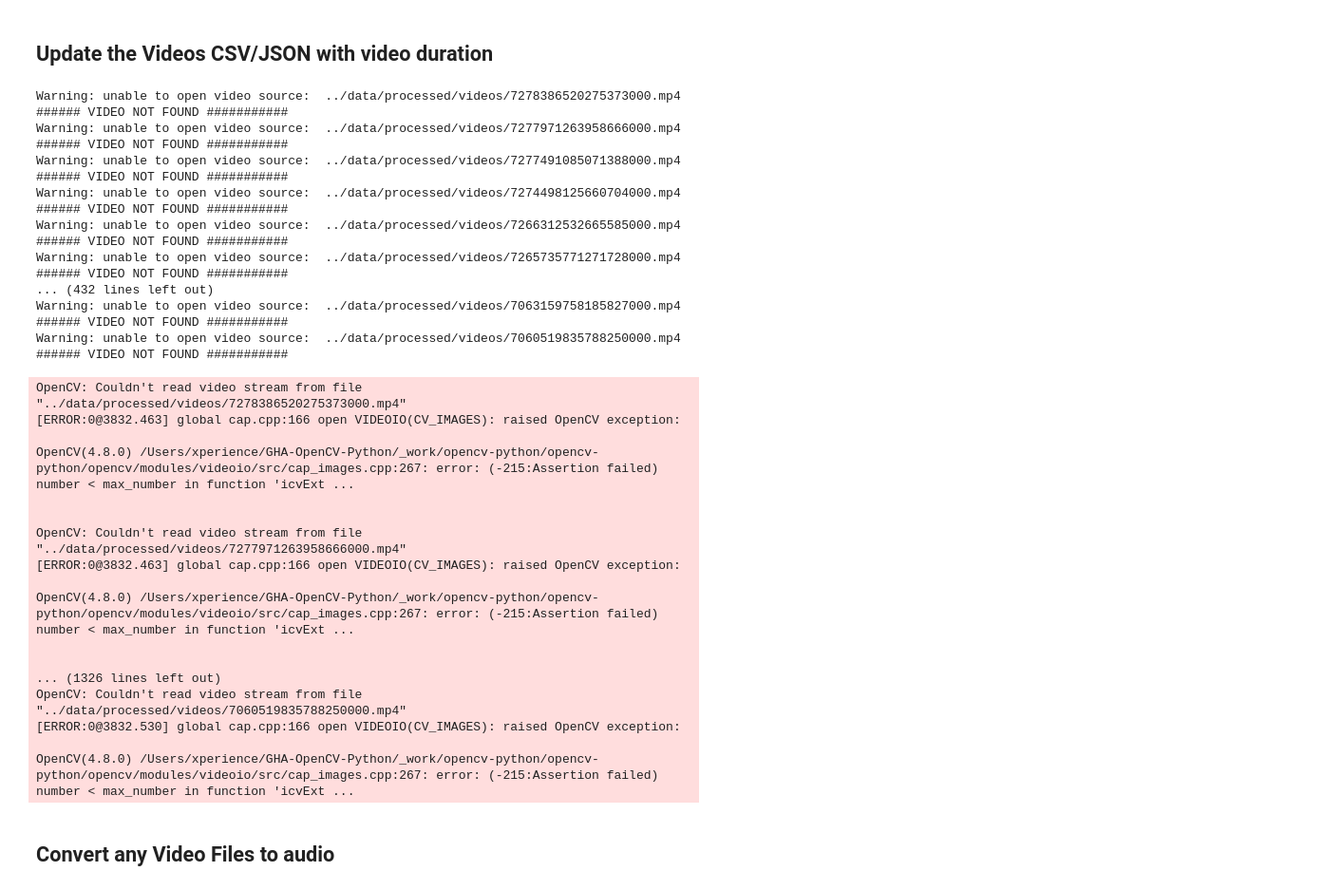
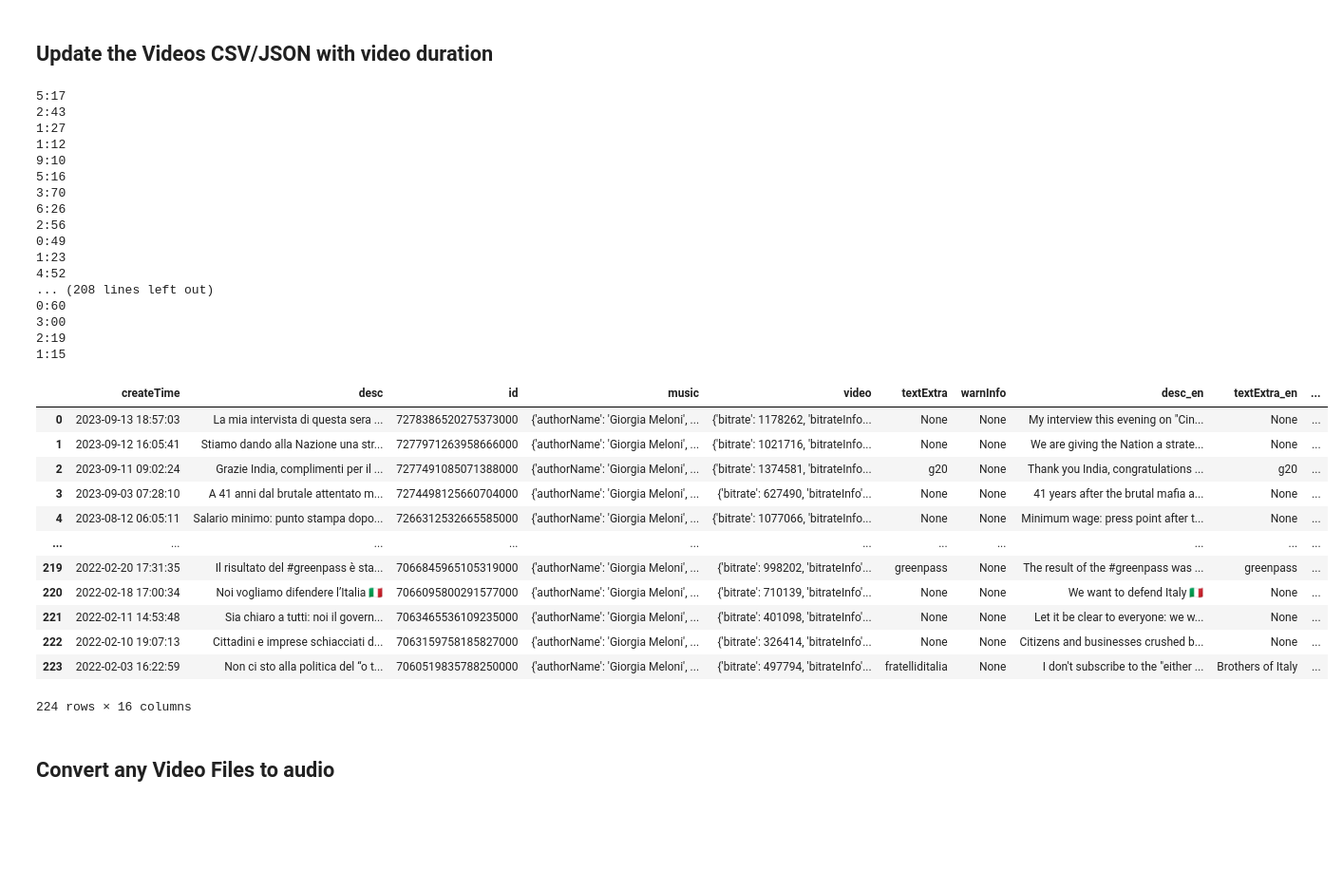
Before and after one commit to frasercrichton/investigation-influence-industry-italy, a Jupyter notebook: analysis/TikTokCleanAndExtract.ipynb, the cells around one changed output. Shown: that part at 95% size. Saved outputs shown, nothing was run; the diff lists cells and outputs as text; code cells hidden in the pictures; blank space fills up the shorter version.

Commit message:
bugfix: duration.

```diff
--- a/analysis/TikTokCleanAndExtract.ipynb
+++ b/analysis/TikTokCleanAndExtract.ipynb
@@ -184,71 +184,69 @@ for video_id in new_videos['id']:
 # %%
 def get_video_duration(filename):
 
     video = cv2.VideoCapture(filename)
 
     if video is None or not video.isOpened():
        print('Warning: unable to open video source: ', filename)
        return '###### VIDEO NOT FOUND ###########'
 
     duration = video.get(cv2.CAP_PROP_POS_MSEC)
     fps = video.get(cv2.CAP_PROP_FPS)
     frame_count = int(video.get(cv2.CAP_PROP_FRAME_COUNT))
     duration = frame_count/fps
 
-    minutes = int(duration/60)
-    seconds = duration%60
-    duration_formatted = str(minutes) + ':' + str(round(seconds))
+    minutes = str(int(duration/60))
+    seconds = str(round(duration%60))
 
+
+    duration_formatted = f'{minutes}:{seconds:02}'
     video.release()
     return duration_formatted
 
 videos_translated_df = pd.read_json(processed_dir + 'videos-translated.json', convert_dates=['createTime'])
 
 def add_duration(file_id):
     file_name = processed_dir + 'videos/' + str(file_id) + '.mp4'
     duration = get_video_duration(file_name)
 
     print(duration)
     return duration
 
-videos_translated_df['duration'] = videos_translated_df.apply(lambda row: add_duration(row['id']), axis=1)
+videos_translated_df['duration'] = videos_translated_df.apply(lambda row: add_duration(row['video']['id']), axis=1)
 
 videos_translated_df.to_json(processed_dir + 'videos-translated-with-duration.json')
+videos_translated_df
 # %% [output]
-Warning: unable to open video source:  ../data/processed/videos/7278386520275373000.mp4
-###### VIDEO NOT FOUND ###########
-Warning: unable to open video source:  ../data/processed/videos/7277971263958666000.mp4
-###### VIDEO NOT FOUND ###########
-Warning: unable to open video source:  ../data/processed/videos/7277491085071388000.mp4
-###### VIDEO NOT FOUND ###########
-Warning: unable to open video source:  ../data/processed/videos/7274498125660704000.mp4
-###### VIDEO NOT FOUND ###########
-Warning: unable to open video source:  ../data/processed/videos/7266312532665585000.mp4
-###### VIDEO NOT FOUND ###########
-Warning: unable to open video source:  ../data/processed/videos/7265735771271728000.mp4
-###### VIDEO NOT FOUND ###########
-... (432 lines left out)
-Warning: unable to open video source:  ../data/processed/videos/7063159758185827000.mp4
-###### VIDEO NOT FOUND ###########
-Warning: unable to open video source:  ../data/processed/videos/7060519835788250000.mp4
-###### VIDEO NOT FOUND ###########
+5:17
+2:43
+1:27
+1:12
+9:10
+5:16
+3:70
+6:26
+2:56
+0:49
+1:23
+4:52
+... (208 lines left out)
+0:60
+3:00
+2:19
+1:15
+|  | createTime | desc | id | music | video | textExtra | warnInfo | desc_en | textExtra_en | ... |
+| 0 | 2023-09-13 18:57:03 | La mia intervista di questa sera ... | 7278386520275373000 | {'authorName': 'Giorgia Meloni', ... | {'bitrate': 1178262, 'bitrateInfo... | None | None | My interview this evening on "Cin... | None | ... |
+| 1 | 2023-09-12 16:05:41 | Stiamo dando alla Nazione una str... | 7277971263958666000 | {'authorName': 'Giorgia Meloni', ... | {'bitrate': 1021716, 'bitrateInfo... | None | None | We are giving the Nation a strate... | None | ... |
+| 2 | 2023-09-11 09:02:24 | Grazie India, complimenti per il ... | 7277491085071388000 | {'authorName': 'Giorgia Meloni', ... | {'bitrate': 1374581, 'bitrateInfo... | g20 | None | Thank you India, congratulations ... | g20 | ... |
+| 3 | 2023-09-03 07:28:10 | A 41 anni dal brutale attentato m... | 7274498125660704000 | {'authorName': 'Giorgia Meloni', ... | {'bitrate': 627490, 'bitrateInfo'... | None | None | 41 years after the brutal mafia a... | None | ... |
+| 4 | 2023-08-12 06:05:11 | Salario minimo: punto stampa dopo... | 7266312532665585000 | {'authorName': 'Giorgia Meloni', ... | {'bitrate': 1077066, 'bitrateInfo... | None | None | Minimum wage: press point after t... | None | ... |
+| ... | ... | ... | ... | ... | ... | ... | ... | ... | ... | ... |
+| 219 | 2022-02-20 17:31:35 | Il risultato del #greenpass è sta... | 7066845965105319000 | {'authorName': 'Giorgia Meloni', ... | {'bitrate': 998202, 'bitrateInfo'... | greenpass | None | The result of the #greenpass was ... | greenpass | ... |
+| 220 | 2022-02-18 17:00:34 | Noi vogliamo difendere l’Italia 🇮🇹 | 7066095800291577000 | {'authorName': 'Giorgia Meloni', ... | {'bitrate': 710139, 'bitrateInfo'... | None | None | We want to defend Italy 🇮🇹 | None | ... |
+| 221 | 2022-02-11 14:53:48 | Sia chiaro a tutti: noi il govern... | 7063465536109235000 | {'authorName': 'Giorgia Meloni', ... | {'bitrate': 401098, 'bitrateInfo'... | None | None | Let it be clear to everyone: we w... | None | ... |
+| 222 | 2022-02-10 19:07:13 | Cittadini e imprese schiacciati d... | 7063159758185827000 | {'authorName': 'Giorgia Meloni', ... | {'bitrate': 326414, 'bitrateInfo'... | None | None | Citizens and businesses crushed b... | None | ... |
+| 223 | 2022-02-03 16:22:59 | Non ci sto alla politica del “o t... | 7060519835788250000 | {'authorName': 'Giorgia Meloni', ... | {'bitrate': 497794, 'bitrateInfo'... | fratelliditalia | None | I don't subscribe to the "either ... | Brothers of Italy | ... |
-OpenCV: Couldn't read video stream from file "../data/processed/videos/7278386520275373000.mp4"
-[ERROR:0@3832.463] global cap.cpp:166 open VIDEOIO(CV_IMAGES): raised OpenCV exception:
-
-OpenCV(4.8.0) /Users/xperience/GHA-OpenCV-Python/_work/opencv-python/opencv-python/opencv/modules/videoio/src/cap_images.cpp:267: error: (-215:Assertion failed) number < max_number in function 'icvExt ...
-
-
-OpenCV: Couldn't read video stream from file "../data/processed/videos/7277971263958666000.mp4"
-[ERROR:0@3832.463] global cap.cpp:166 open VIDEOIO(CV_IMAGES): raised OpenCV exception:
-
-OpenCV(4.8.0) /Users/xperience/GHA-OpenCV-Python/_work/opencv-python/opencv-python/opencv/modules/videoio/src/cap_images.cpp:267: error: (-215:Assertion failed) number < max_number in function 'icvExt ...
-
-
-... (1326 lines left out)
-OpenCV: Couldn't read video stream from file "../data/processed/videos/7060519835788250000.mp4"
-[ERROR:0@3832.530] global cap.cpp:166 open VIDEOIO(CV_IMAGES): raised OpenCV exception:
-
-OpenCV(4.8.0) /Users/xperience/GHA-OpenCV-Python/_work/opencv-python/opencv-python/opencv/modules/videoio/src/cap_images.cpp:267: error: (-215:Assertion failed) number < max_number in function 'icvExt ...
+224 rows × 16 columns
 # %% [markdown]
 ## Convert any Video Files to audio
 # %%
```
